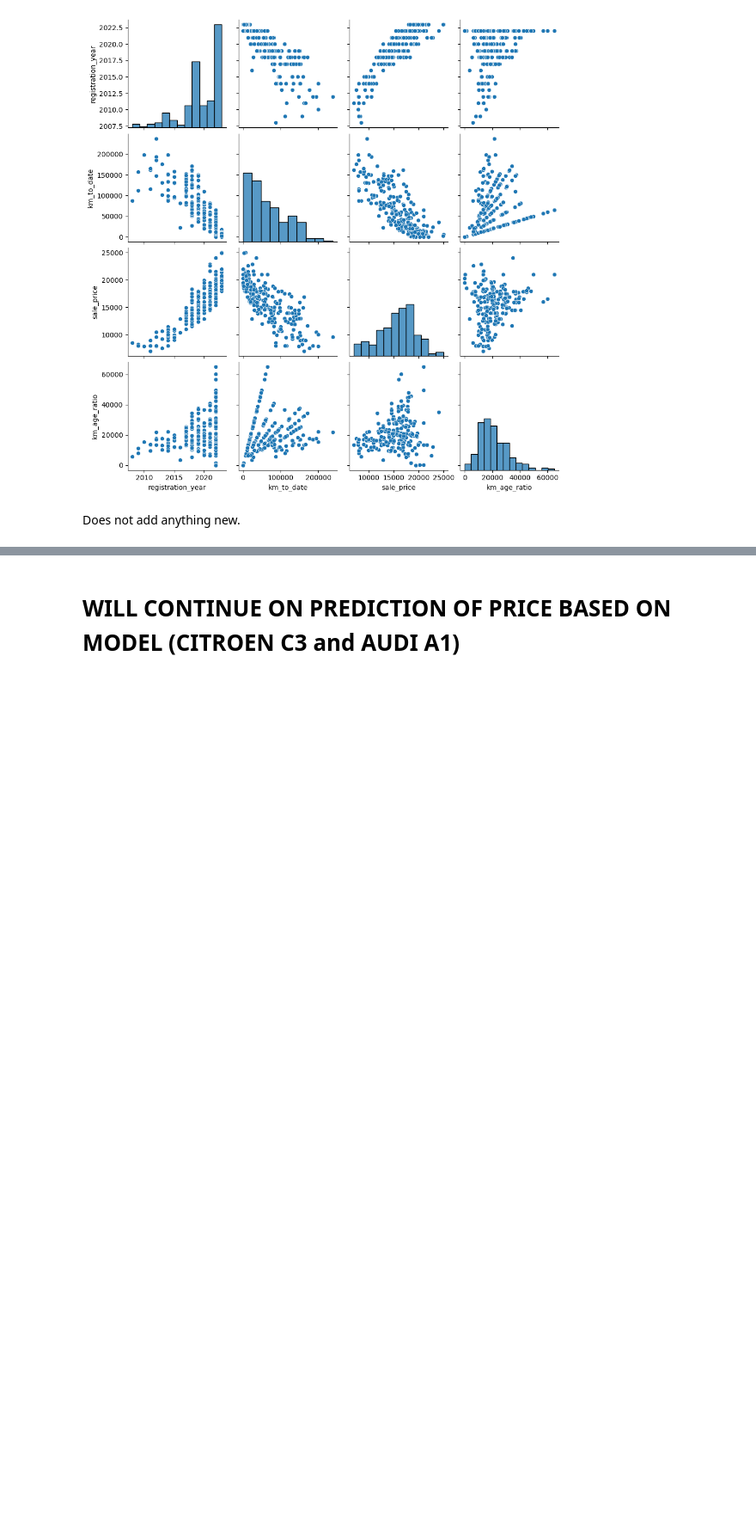
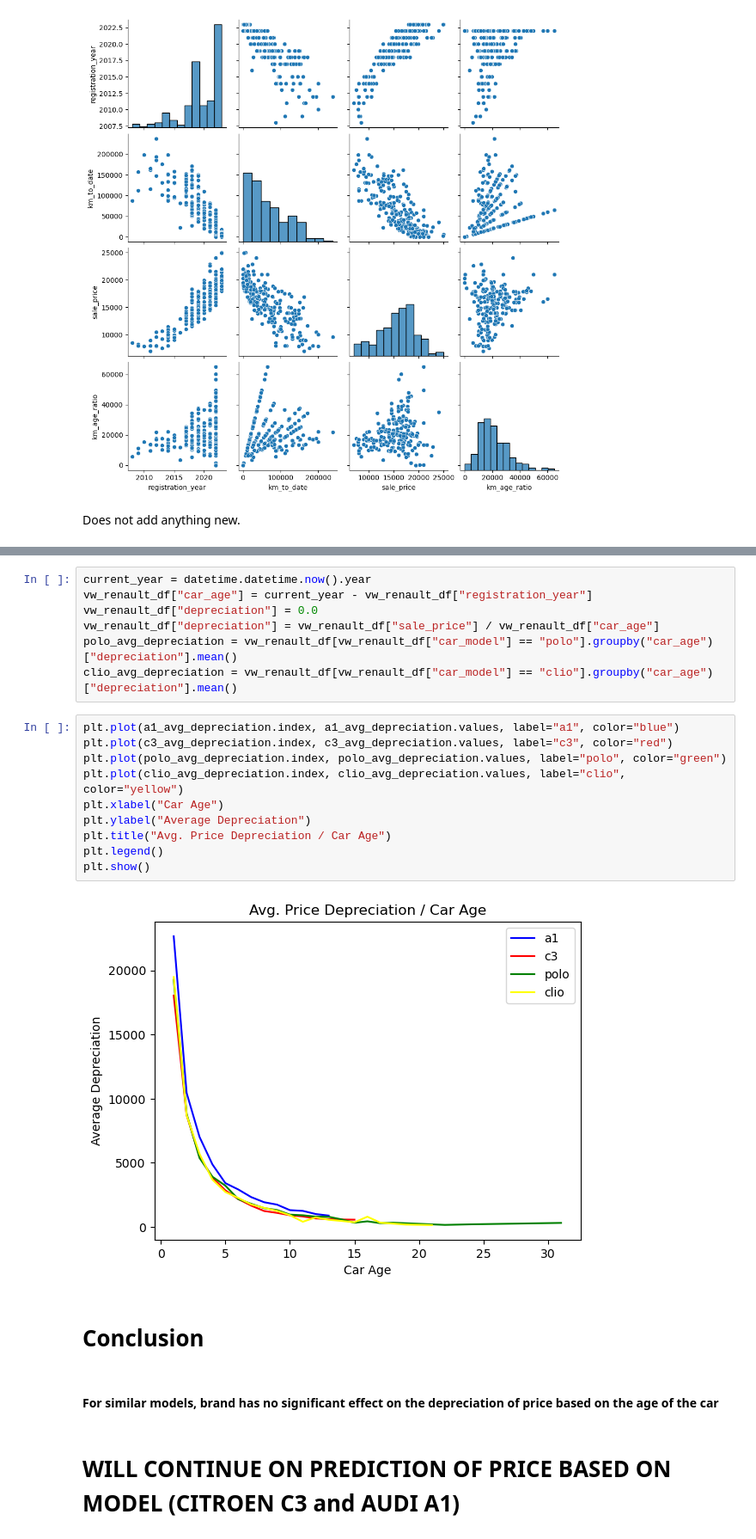
Before and after one commit to zepcerqueira/Car_sale_calculator, a Jupyter notebook: data_frame_EDA.ipynb, the cells around one changed output, grey strips where cells are left out. Shown: that part at 86% size. Cells and saved outputs as stored; diff of their text form; blank space fills up the shorter version.

```diff
--- a/data_frame_EDA.ipynb
+++ b/data_frame_EDA.ipynb
@@ -133,3 +163,26 @@ Does not add anything new.
+# %%
+current_year = datetime.datetime.now().year
+vw_renault_df["car_age"] = current_year - vw_renault_df["registration_year"]
+vw_renault_df["depreciation"] = 0.0
+vw_renault_df["depreciation"] = vw_renault_df["sale_price"] / vw_renault_df["car_age"]
+polo_avg_depreciation = vw_renault_df[vw_renault_df["car_model"] == "polo"].groupby("car_age")["depreciation"].mean()
+clio_avg_depreciation = vw_renault_df[vw_renault_df["car_model"] == "clio"].groupby("car_age")["depreciation"].mean()
+# %%
+plt.plot(a1_avg_depreciation.index, a1_avg_depreciation.values, label="a1", color="blue")
+plt.plot(c3_avg_depreciation.index, c3_avg_depreciation.values, label="c3", color="red")
+plt.plot(polo_avg_depreciation.index, polo_avg_depreciation.values, label="polo", color="green")
+plt.plot(clio_avg_depreciation.index, clio_avg_depreciation.values, label="clio", color="yellow")
+plt.xlabel("Car Age")
+plt.ylabel("Average Depreciation")
+plt.title("Avg. Price Depreciation / Car Age")
+plt.legend()
+plt.show()
+# %% [output]
+[figure, added]
+# %% [markdown]
+# Conclusion
+# %% [markdown]
+#### For similar models, brand has no significant effect on the depreciation of price based on the age of the car
 # %% [markdown]
 # WILL CONTINUE ON PREDICTION OF PRICE BASED ON MODEL (CITROEN C3 and AUDI A1)
 # %%
```
Also changed, not shown: parts of 10 cells of this notebook, 7 other files.
